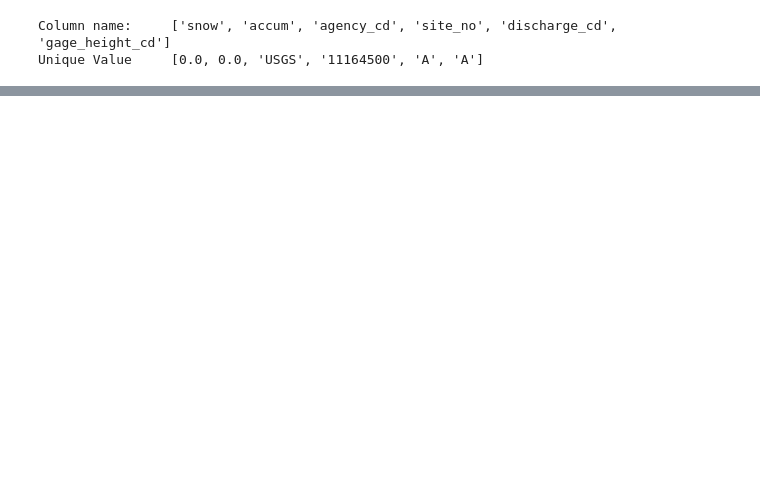
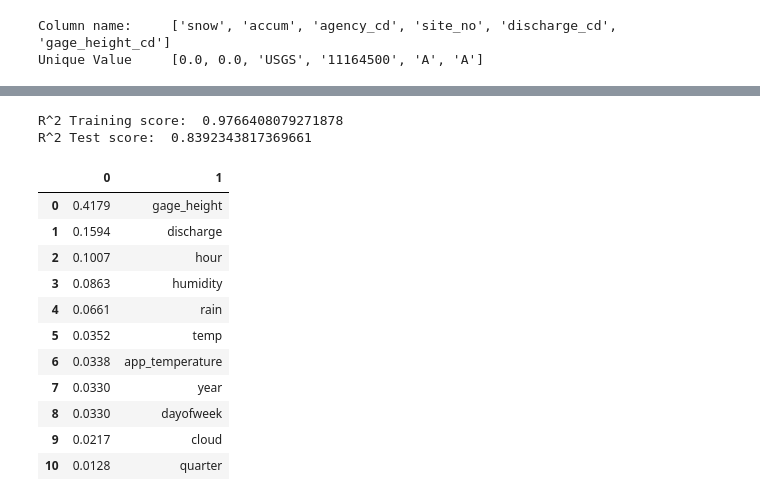
Before and after one commit to LucasXavierChurchman/plutoshift_flow, a Jupyter notebook: flow.ipynb, the cells around one changed output, grey strips where cells are left out. Saved outputs shown, nothing was run; the diff lists cells and outputs as text; code cells hidden in the pictures; blank space fills up the shorter version.

```diff
--- a/flow.ipynb
+++ b/flow.ipynb
@@ -197,0 +293,9 @@ df.head()
+# %%
+rfr = RandomForestRegressor(n_estimators = 100, n_jobs = -1, random_state = 42)
+# %%
+y = df['INF_FLOW']
+X = df.drop(['INF_FLOW','hourtz'], axis = 1)
+# %%
+X_train, X_test, y_train, y_test = train_test_split(X,y, test_size = 0.2, shuffle = True)
+# %%
+rfr.fit(X_train, y_train)
@@ -197,0 +310,22 @@ df.head()
+# %%
+print('R^2 Training score: ', rfr.score(X_train, y_train))
+print('R^2 Test score: ', rfr.score(X_test, y_test))
+# %% [output]
+R^2 Training score:  0.9766408079271878
+R^2 Test score:  0.8392343817369661
+# %%
+feature_importances = sorted(zip(map(lambda x: round(x,4), rfr.feature_importances_), X.columns), reverse = True)
+pd.DataFrame(feature_importances, columns = '')
+# %% [output]
+|  | 0 | 1 |
+| 0 | 0.4179 | gage_height |
+| 1 | 0.1594 | discharge |
+| 2 | 0.1007 | hour |
+| 3 | 0.0863 | humidity |
+| 4 | 0.0661 | rain |
+| 5 | 0.0352 | temp |
+| 6 | 0.0338 | app_temperature |
+| 7 | 0.0330 | year |
+| 8 | 0.0330 | dayofweek |
+| 9 | 0.0217 | cloud |
+| 10 | 0.0128 | quarter |
```
Also changed, not shown: parts of 27 cells of this notebook, 1 other file.
